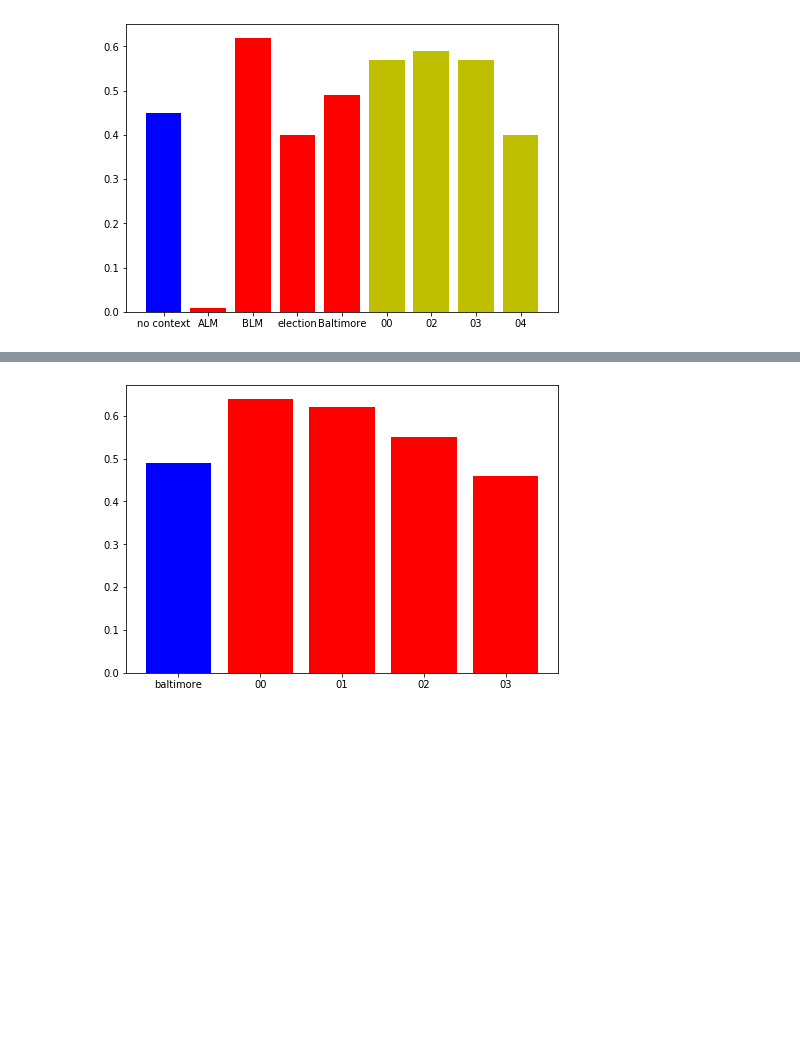
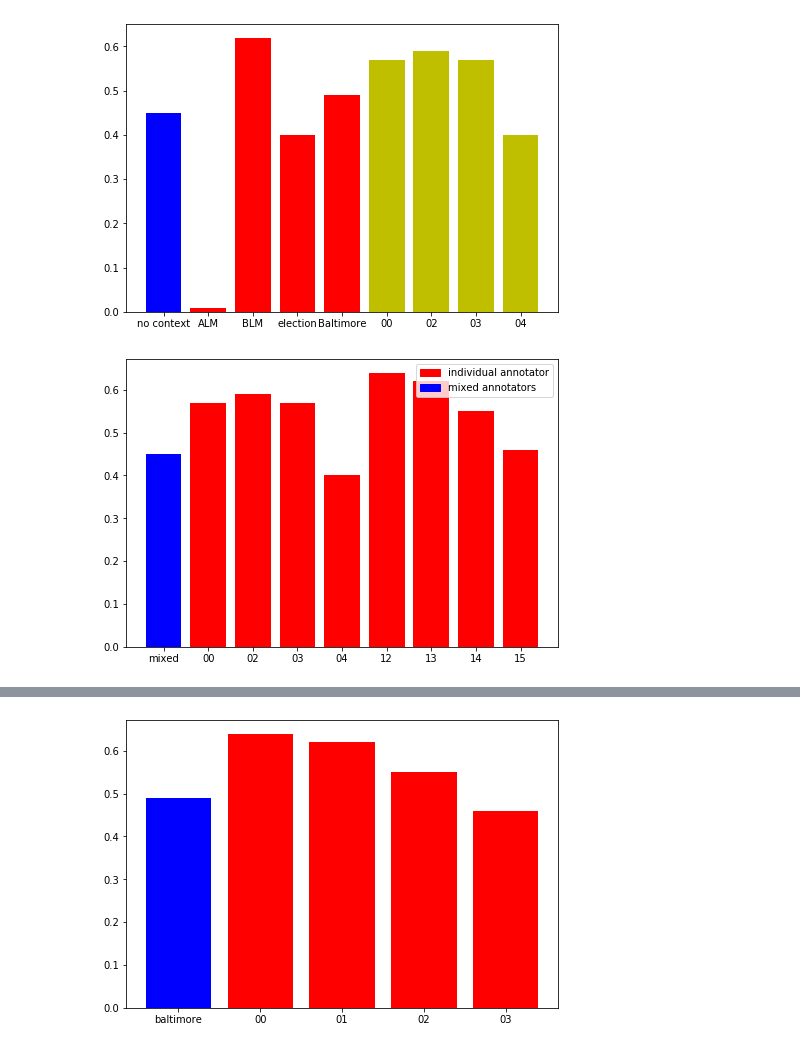
Before and after one commit to zixinh/moral-salience-prediction, a Jupyter notebook: Data_Preprocessing.ipynb, the cells around one changed output, grey strips where cells are left out. Saved outputs shown, nothing was run; the diff lists cells and outputs as text; code cells hidden in the pictures; blank space fills up the shorter version.

Commit message:
data preprocessing graph generation

```diff
--- a/Data_Preprocessing.ipynb
+++ b/Data_Preprocessing.ipynb
@@ -585,3 +585,20 @@ ax.bar(langs,students,color=colors)
 plt.show()
 # %% [output]
 [figure]
+# %%
+import matplotlib.pyplot as plt
+import matplotlib.patches as mpatches
+
+fig = plt.figure()
+ax = fig.add_axes([0,0,1,1])
+langs = ['mixed', "00", "02", "03", "04", "12", "13", "14", "15"]
+colors = ['b', 'r', 'r', 'r', 'r','r', 'r', 'r', 'r']
+students = [0.45, 0.57,0.59,0.57,0.4, 0.64, 0.62, 0.55, 0.46]
+ax.bar(langs,students,color=colors)
+yellow_patch = mpatches.Patch(color='r', label='individual annotator')
+blue_patch = mpatches.Patch(color='b', label='mixed annotators')
+plt.legend(handles=[yellow_patch, blue_patch])
+
+plt.show()
+# %% [output]
+[figure, added]
```
Also changed, not shown: parts of 3 cells of this notebook.
